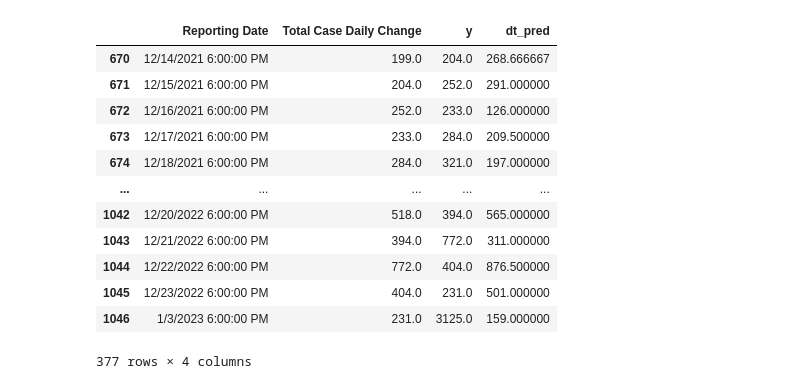
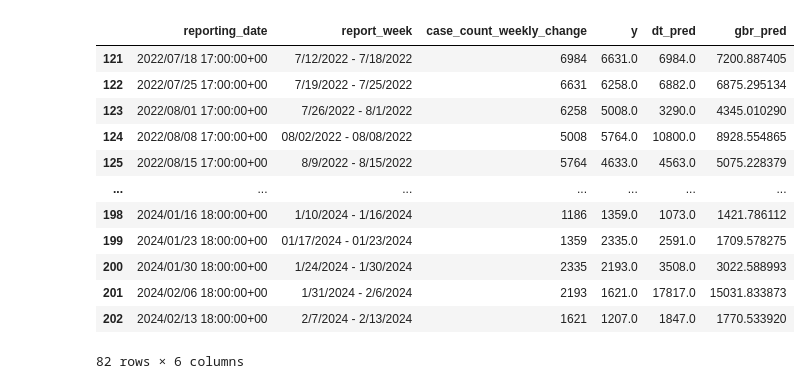
Before and after one commit to JonathonDavis/BeepBoop, a Jupyter notebook: Weather.ipynb, the cells around one changed output. Cells and saved outputs as stored; diff of their text form; code cells hidden in the pictures.

```diff
--- a/Weather.ipynb
+++ b/Weather.ipynb
@@ -79,4 +22,11 @@ covid_test
 # %%
-X_train = covid_60['Total Case Daily Change'].values.reshape(-1,1)
+covid_60 = weeklycovid.iloc[:121]
+covid_test = weeklycovid.iloc[121:]
+covid_test = covid_test.drop(covid_test.tail(1).index)
+X_train = covid_60['case_count_weekly_change'].values.reshape(-1,1)
 y_train = covid_60['y'].values.reshape(-1,1)
-X_test = covid_test['Total Case Daily Change'].values.reshape(-1,1)
+X_test = covid_test['case_count_weekly_change'].values.reshape(-1,1)
+dt_reg = DecisionTreeRegressor(random_state=42)
+dt_reg.fit(X=X_train, y=y_train)
+dt_pred = dt_reg.predict(X_test)
+covid_test['dt_pred'] = dt_pred
@@ -93,16 +33,20 @@ covid_test['dt_pred'] = dt_pred
-# %%
-covid_test
-# %% [output]
-|  | Reporting Date | Total Case Daily Change | y | dt_pred |
-| 670 | 12/14/2021 6:00:00 PM | 199.0 | 204.0 | 268.666667 |
-| 671 | 12/15/2021 6:00:00 PM | 204.0 | 252.0 | 291.000000 |
-| 672 | 12/16/2021 6:00:00 PM | 252.0 | 233.0 | 126.000000 |
-| 673 | 12/17/2021 6:00:00 PM | 233.0 | 284.0 | 209.500000 |
-| 674 | 12/18/2021 6:00:00 PM | 284.0 | 321.0 | 197.000000 |
-| ... | ... | ... | ... | ... |
-| 1042 | 12/20/2022 6:00:00 PM | 518.0 | 394.0 | 565.000000 |
-| 1043 | 12/21/2022 6:00:00 PM | 394.0 | 772.0 | 311.000000 |
-| 1044 | 12/22/2022 6:00:00 PM | 772.0 | 404.0 | 876.500000 |
-| 1045 | 12/23/2022 6:00:00 PM | 404.0 | 231.0 | 501.000000 |
-| 1046 | 1/3/2023 6:00:00 PM | 231.0 | 3125.0 | 159.000000 |
-377 rows × 4 columns
+# %%
+gbr = GradientBoostingRegressor(random_state=42)
+gbr.fit(X_train, y=y_train.ravel())
+gbr_pred = gbr.predict(X_test)
+covid_test['gbr_pred'] = gbr_pred
+covid_test
+# %% [output]
+|  | reporting_date | report_week | case_count_weekly_change | y | dt_pred | gbr_pred |
+| 121 | 2022/07/18 17:00:00+00 | 7/12/2022 - 7/18/2022 | 6984 | 6631.0 | 6984.0 | 7200.887405 |
+| 122 | 2022/07/25 17:00:00+00 | 7/19/2022 - 7/25/2022 | 6631 | 6258.0 | 6882.0 | 6875.295134 |
+| 123 | 2022/08/01 17:00:00+00 | 7/26/2022 - 8/1/2022 | 6258 | 5008.0 | 3290.0 | 4345.010290 |
+| 124 | 2022/08/08 17:00:00+00 | 08/02/2022 - 08/08/2022 | 5008 | 5764.0 | 10800.0 | 8928.554865 |
+| 125 | 2022/08/15 17:00:00+00 | 8/9/2022 - 8/15/2022 | 5764 | 4633.0 | 4563.0 | 5075.228379 |
+| ... | ... | ... | ... | ... | ... | ... |
+| 198 | 2024/01/16 18:00:00+00 | 1/10/2024 - 1/16/2024 | 1186 | 1359.0 | 1073.0 | 1421.786112 |
+| 199 | 2024/01/23 18:00:00+00 | 01/17/2024 - 01/23/2024 | 1359 | 2335.0 | 2591.0 | 1709.578275 |
+| 200 | 2024/01/30 18:00:00+00 | 1/24/2024 - 1/30/2024 | 2335 | 2193.0 | 3508.0 | 3022.588993 |
+| 201 | 2024/02/06 18:00:00+00 | 1/31/2024 - 2/6/2024 | 2193 | 1621.0 | 17817.0 | 15031.833873 |
+| 202 | 2024/02/13 18:00:00+00 | 2/7/2024 - 2/13/2024 | 1621 | 1207.0 | 1847.0 | 1770.533920 |
+82 rows × 6 columns
```
Also changed, not shown: parts of 21 cells of this notebook, 2 other files.
